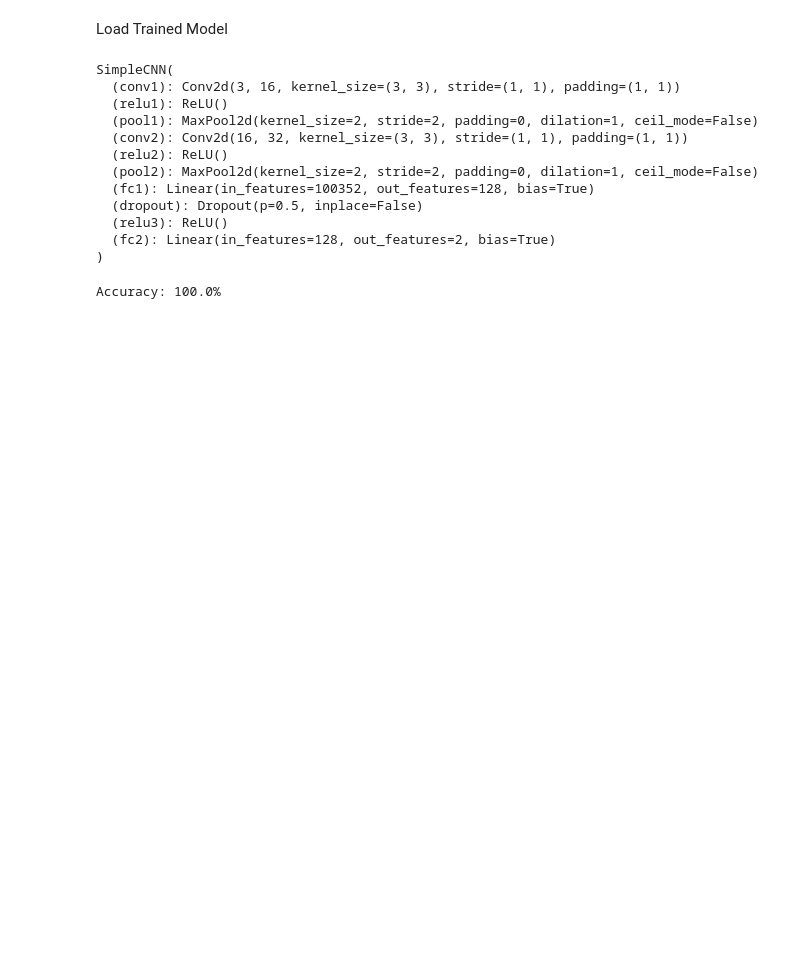
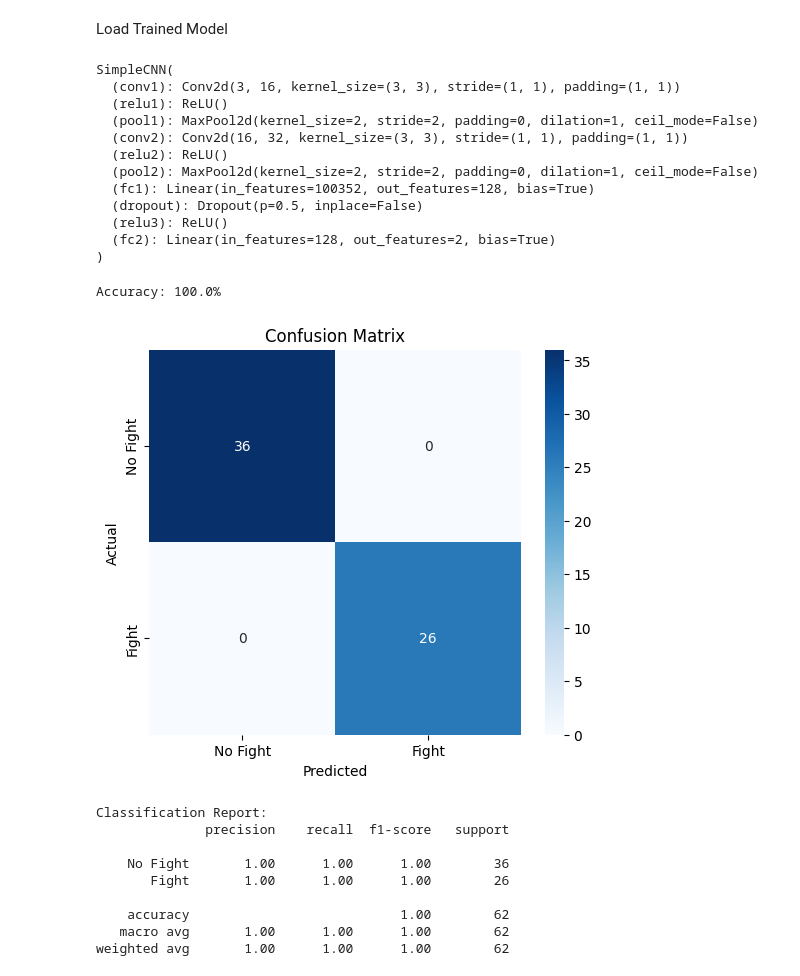
Before and after one commit to Doctor9Trio/ANN_Fight_detection, a Jupyter notebook: CNN_Fight_detecion.ipynb, the cells around one changed output. Cells and saved outputs as stored; diff of their text form; code cells hidden in the pictures; blank space fills up the shorter version.

Commit message:
Confusion Matrix Added

```diff
--- a/CNN_Fight_detecion.ipynb
+++ b/CNN_Fight_detecion.ipynb
@@ -262,3 +278,42 @@ with torch.no_grad():
 print(f"Accuracy: {100 * correct / total}%")
 # %% [output]
 Accuracy: 100.0%
+# %%
+from sklearn.metrics import confusion_matrix, classification_report
+import seaborn as sns
+import matplotlib.pyplot as plt
+
+# Collect actual vs predicted labels
+y_true = []
+y_pred = []
+
+with torch.no_grad():
+    for inputs, labels in test_loader:
+        outputs = model(inputs)
+        _, predicted = torch.max(outputs, 1)
+        y_true.extend(labels.cpu().numpy())
+        y_pred.extend(predicted.cpu().numpy())
+
+# Compute confusion matrix
+cm = confusion_matrix(y_true, y_pred)
+plt.figure(figsize=(6, 5))
+sns.heatmap(cm, annot=True, fmt='d', cmap="Blues", xticklabels=['No Fight', 'Fight'], yticklabels=['No Fight', 'Fight'])
+plt.xlabel('Predicted')
+plt.ylabel('Actual')
+plt.title("Confusion Matrix")
+plt.show()
+
+# Print Classification Report
+print("Classification Report:")
+print(classification_report(y_true, y_pred, target_names=['No Fight', 'Fight']))
+# %% [output]
+[figure, added]
+Classification Report:
+              precision    recall  f1-score   support
+
+    No Fight       1.00      1.00      1.00        36
+       Fight       1.00      1.00      1.00        26
+
+    accuracy                           1.00        62
+   macro avg       1.00      1.00      1.00        62
+weighted avg       1.00      1.00      1.00        62
```
Also changed, not shown: parts of 1 cell of this notebook.
